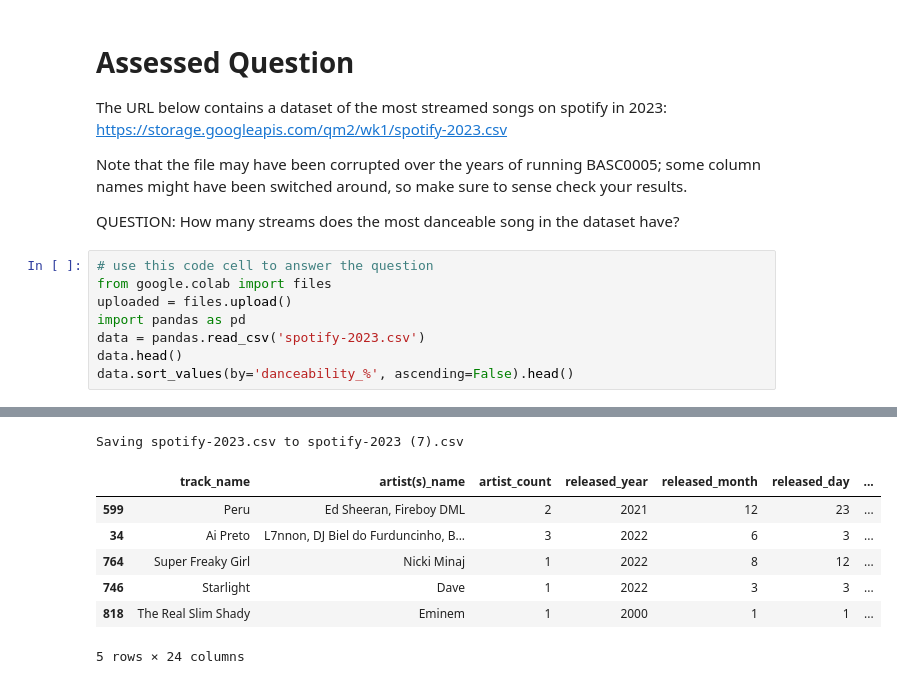
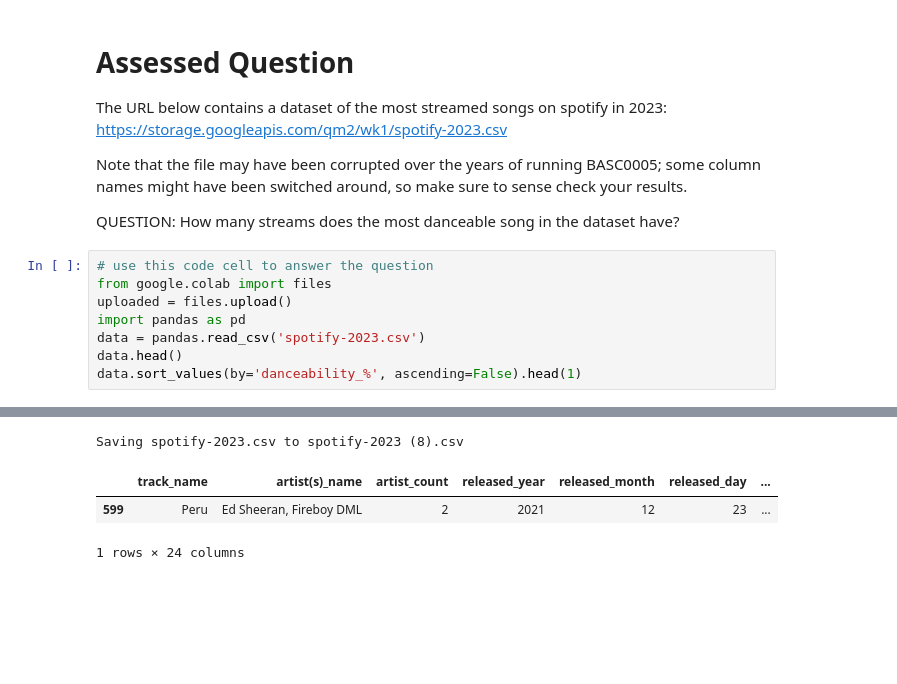
Before and after one commit to x10cll/QM2, a Jupyter notebook: notebooks/W01. Python Recap.ipynb, the cells around one changed output, grey strips where cells are left out. Cells and saved outputs as stored; diff of their text form; blank space fills up the shorter version.

```diff
--- a/notebooks/W01. Python Recap.ipynb
+++ b/notebooks/W01. Python Recap.ipynb
@@ -222,18 +222,14 @@ QUESTION: How many streams does the most danceable song in the dataset have?
 # %%
 # use this code cell to answer the question
 from google.colab import files
 uploaded = files.upload()
 import pandas as pd
 data = pandas.read_csv('spotify-2023.csv')
 data.head()
-data.sort_values(by='danceability_%', ascending=False).head()
+data.sort_values(by='danceability_%', ascending=False).head(1)
 # %% [output]
 [interactive output not drawn]
-Saving spotify-2023.csv to spotify-2023 (7).csv
+Saving spotify-2023.csv to spotify-2023 (8).csv
 |  | track_name | artist(s)_name | artist_count | released_year | released_month | released_day | ... |
 | 599 | Peru | Ed Sheeran, Fireboy DML | 2 | 2021 | 12 | 23 | ... |
-| 34 | Ai Preto | L7nnon, DJ Biel do Furduncinho, B... | 3 | 2022 | 6 | 3 | ... |
-| 764 | Super Freaky Girl | Nicki Minaj | 1 | 2022 | 8 | 12 | ... |
-| 746 | Starlight | Dave | 1 | 2022 | 3 | 3 | ... |
-| 818 | The Real Slim Shady | Eminem | 1 | 2000 | 1 | 1 | ... |
-5 rows × 24 columns
+1 rows × 24 columns
```
